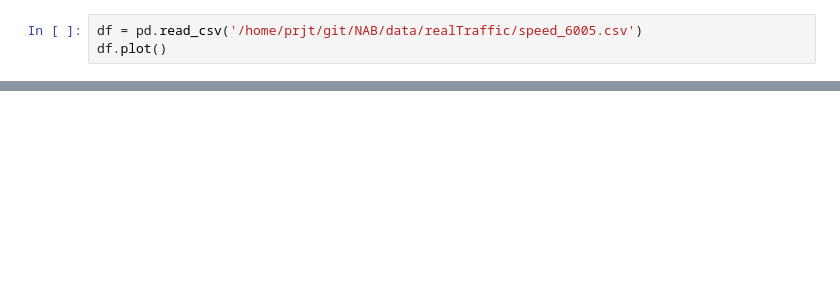
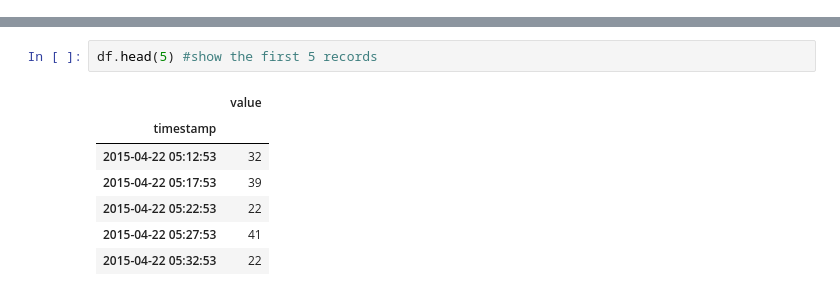
Before and after one commit to slatemine/detect, a Jupyter notebook: src/regression.ipynb, the cells around one changed output, grey strips where cells are left out. Saved outputs shown, nothing was run; the diff lists cells and outputs as text; blank space fills up the shorter version.

```diff
--- a/src/regression.ipynb
+++ b/src/regression.ipynb
@@ -36,3 +37,0 @@ memory usage: 17.6+ KB
-# %%
-df = pd.read_csv('/home/prjt/git/NAB/data/realTraffic/speed_6005.csv')
-df.plot()
@@ -38,0 +60,10 @@ df.plot()
+# %%
+df.head(5) #show the first 5 records
+# %% [output]
+|  | value |
+| timestamp |  |
+| 2015-04-22 05:12:53 | 32 |
+| 2015-04-22 05:17:53 | 39 |
+| 2015-04-22 05:22:53 | 22 |
+| 2015-04-22 05:27:53 | 41 |
+| 2015-04-22 05:32:53 | 22 |
```
Also changed, not shown: parts of 13 cells of this notebook.
